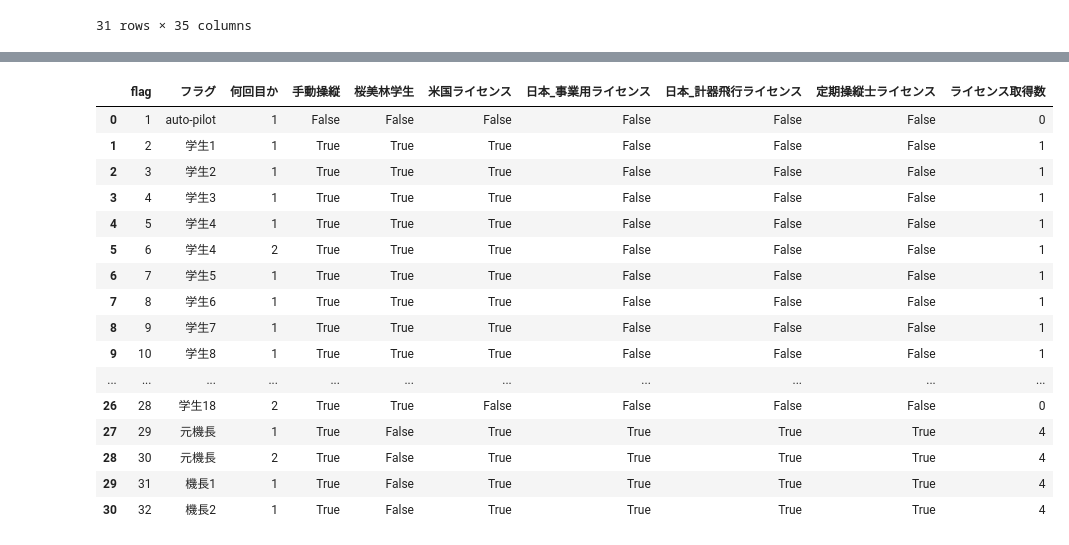
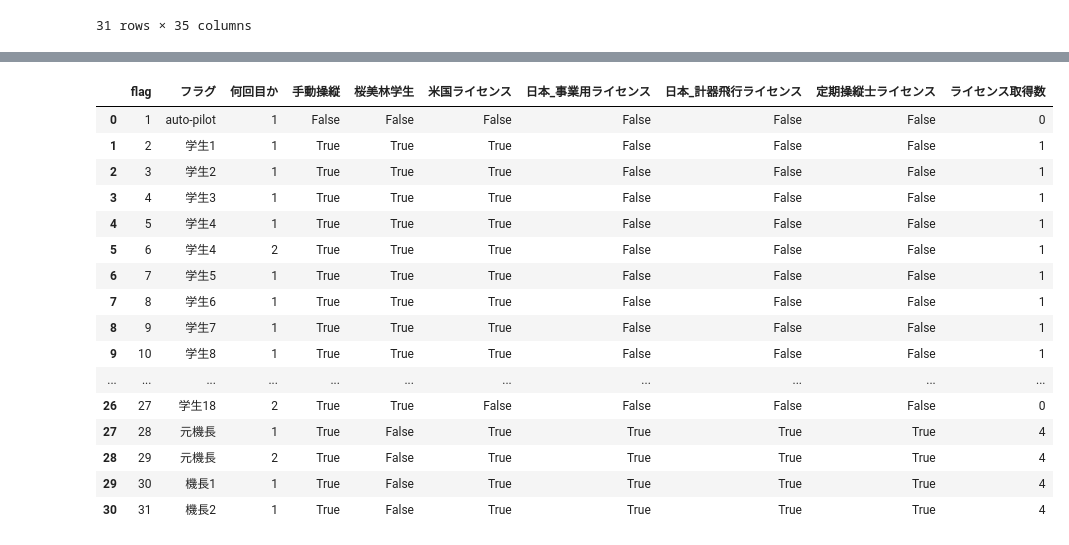
Before and after one commit to e-i314/A_DataDrivenApproach_to_Enhancing_Aircraft_Piloting_Proficiency, a Jupyter notebook: 1_PCA/01_主成分分析.ipynb, the cells around one changed output, grey strips where cells are left out. Cells and saved outputs as stored; diff of their text form; code cells hidden in the pictures.

```diff
--- a/1_PCA/01_主成分分析.ipynb
+++ b/1_PCA/01_主成分分析.ipynb
@@ -750,26 +750,26 @@ cluster4 cluster5   1.2885 0.0053  0.3155 2.2615   True
 -------------------------------------------------------
 ... (8 outputs left out)
 # %%
-df_zokuseis = pd.read_csv('属性情報.csv',index_col=0)
+df_zokuseis = pd.read_csv('属性情報.csv',index_col=0, encoding='Shift-JIS')
 df_zokuseis
 # %% [output]
 |  | flag | フラグ | 何回目か | 手動操縦 | 桜美林学生 | 米国ライセンス | 日本_事業用ライセンス | 日本_計器飛行ライセンス | 定期操縦士ライセンス | ライセンス取得数 |
 | 0 | 1 | auto-pilot | 1 | False | False | False | False | False | False | 0 |
 | 1 | 2 | 学生1 | 1 | True | True | True | False | False | False | 1 |
 | 2 | 3 | 学生2 | 1 | True | True | True | False | False | False | 1 |
 | 3 | 4 | 学生3 | 1 | True | True | True | False | False | False | 1 |
 | 4 | 5 | 学生4 | 1 | True | True | True | False | False | False | 1 |
 | 5 | 6 | 学生4 | 2 | True | True | True | False | False | False | 1 |
 | 6 | 7 | 学生5 | 1 | True | True | True | False | False | False | 1 |
 | 7 | 8 | 学生6 | 1 | True | True | True | False | False | False | 1 |
 | 8 | 9 | 学生7 | 1 | True | True | True | False | False | False | 1 |
 | 9 | 10 | 学生8 | 1 | True | True | True | False | False | False | 1 |
 | ... | ... | ... | ... | ... | ... | ... | ... | ... | ... | ... |
-| 26 | 28 | 学生18 | 2 | True | True | False | False | False | False | 0 |
-| 27 | 29 | 元機長 | 1 | True | False | True | True | True | True | 4 |
-| 28 | 30 | 元機長 | 2 | True | False | True | True | True | True | 4 |
-| 29 | 31 | 機長1 | 1 | True | False | True | True | True | True | 4 |
-| 30 | 32 | 機長2 | 1 | True | False | True | True | True | True | 4 |
+| 26 | 27 | 学生18 | 2 | True | True | False | False | False | False | 0 |
+| 27 | 28 | 元機長 | 1 | True | False | True | True | True | True | 4 |
+| 28 | 29 | 元機長 | 2 | True | False | True | True | True | True | 4 |
+| 29 | 30 | 機長1 | 1 | True | False | True | True | True | True | 4 |
+| 30 | 31 | 機長2 | 1 | True | False | True | True | True | True | 4 |
 # %%
 maxlicensenum = max(df_zokuseis['ライセンス取得数'])
 #maxlicensenum
```
Also changed, not shown: parts of 4 cells of this notebook, 1 other file.
